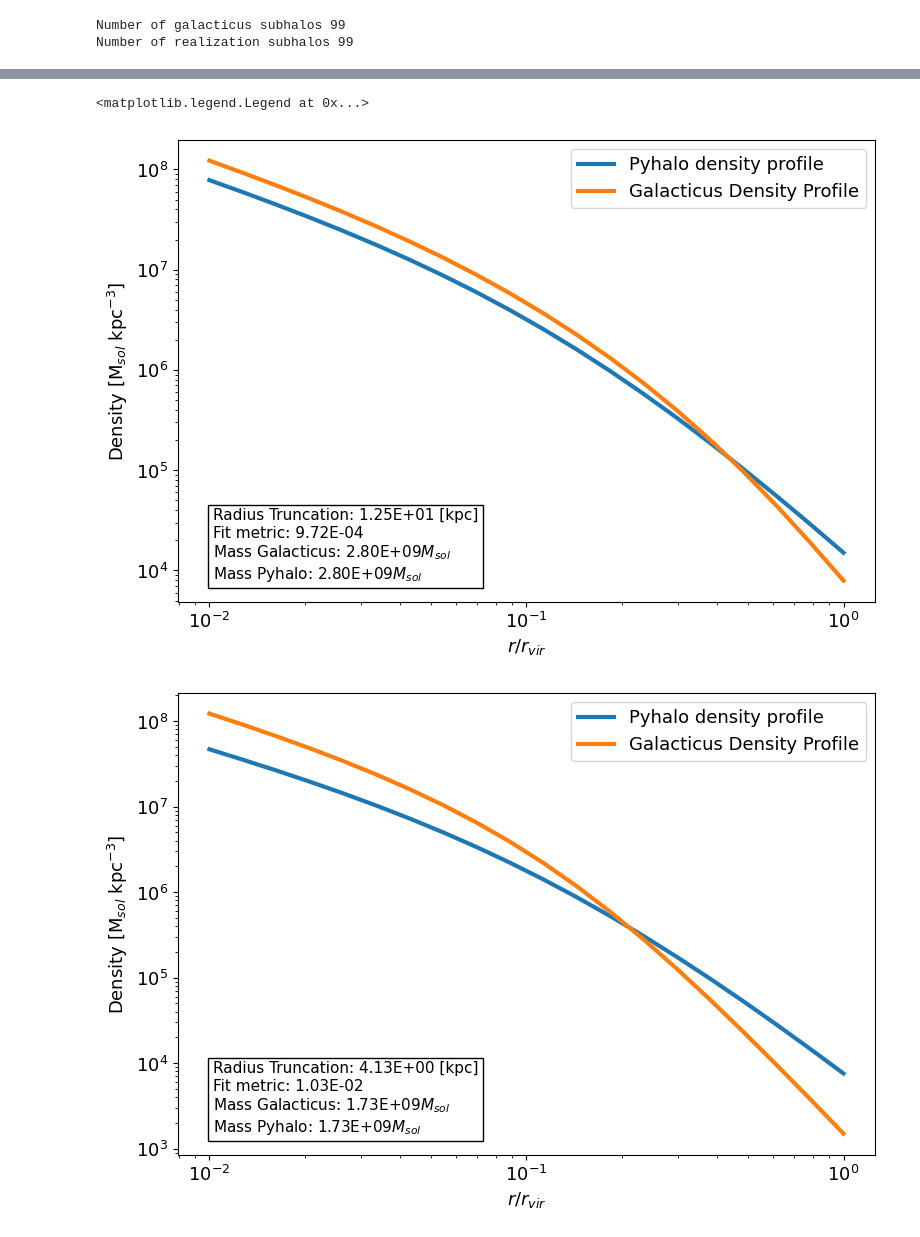
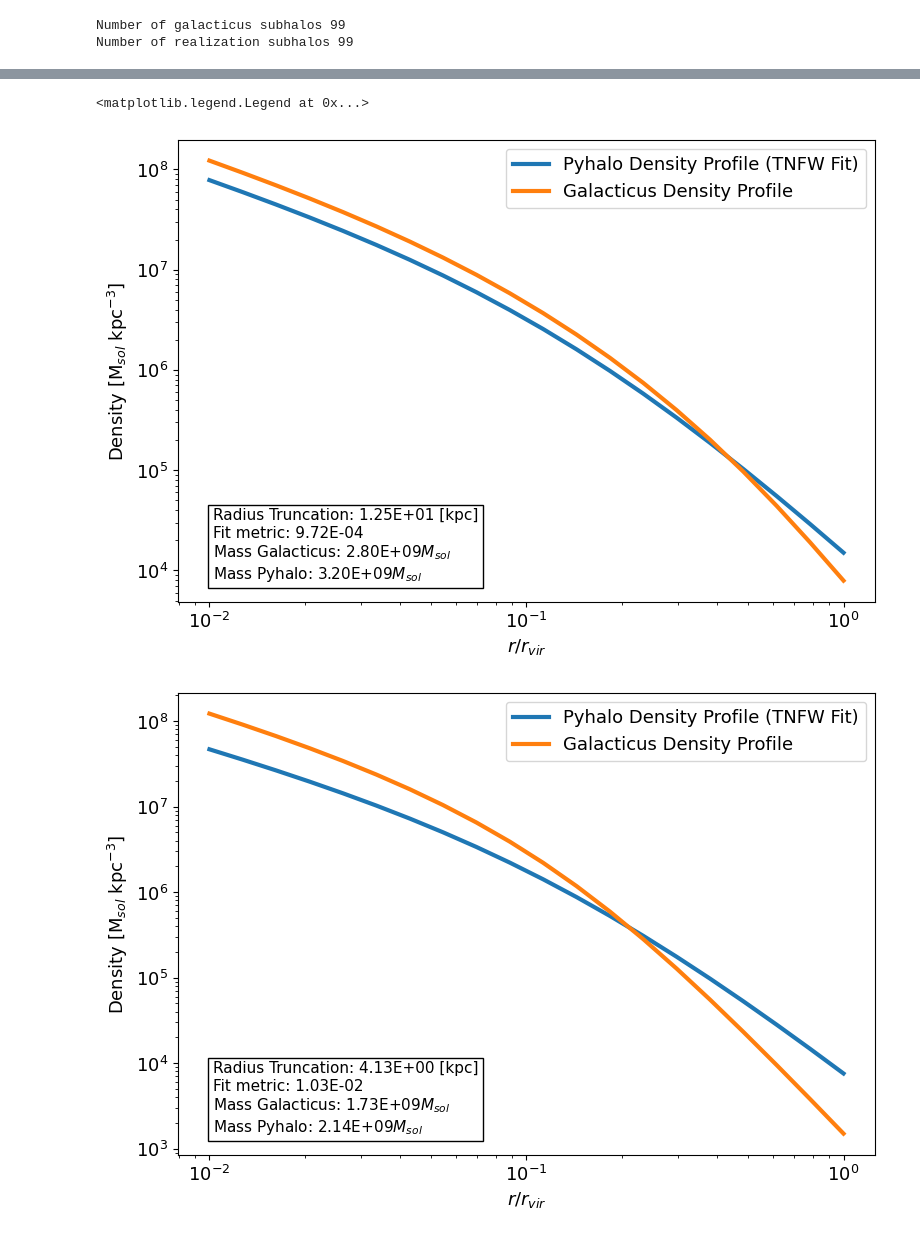
Before and after one commit to dangilman/pyHalo, a Jupyter notebook: example_notebooks/from_galacticus_debug.ipynb, the cells around one changed output, grey strips where cells are left out. Cells and saved outputs as stored; diff of their text form; code cells hidden in the pictures.

Commit message:
Aditional documentation, improved graphs.

```diff
--- a/example_notebooks/from_galacticus_debug.ipynb
+++ b/example_notebooks/from_galacticus_debug.ipynb
@@ -18,7 +18,7 @@ galacticusfile = GalacticusFileReader.read_file("data/TNFW_example.hdf5")
 tree_n = 5
 mrange = (1E9,1E10)
 
-realization = DMFromGalacticus(0.5,2,galacticusfile,{},mrange,False,None,None,tree_n,include_field_halos=False,rho_s_use_galacticus=False)
+realization = DMFromGalacticus(0.5,2,"data/TNFW_example.hdf5",tree_n,{},mrange,True,None,None,include_field_halos=False,rho_s_use_galacticus=False)
 subhalos = realization.halos
 
 
@@ -129,10 +129,11 @@ def plt_compare_density(ax:Axes,subhalos:list[TNFWFromParams],nodedata:dict[str,
     r = nodedata[GalacticusParameters.DENSITY_PROFILE_RADIUS][n] * 1E3
 
     subhalo = subhalos[n]
+    subhalo.mass_bound_uss_massfraction = True
 
     rv = subhalo.params_physical[TNFWFromParams.KEY_RV]
 
-    ax.plot(r / rv,subhalo.density_profile_3d(r),label="Pyhalo density profile",linewidth=3)
+    ax.plot(r / rv,subhalo.density_profile_3d(r),label="Pyhalo Density Profile (TNFW Fit)",linewidth=3)
     ax.plot(r / rv,nodedata[GalacticusParameters.DENSITY_PROFILE][n] / 1E9, label="Galacticus Density Profile",linewidth=3)
 
     #ax.vlines(x=subhalo.params_physical[TNFWFromParams.KEY_RS],ymin=4E3,ymax=1E8,linestyle="dashed")
@@ -148,38 +149,43 @@ def plt_compare_density(ax:Axes,subhalos:list[TNFWFromParams],nodedata:dict[str,
     newline = "\n"
     txt_box = txt_rt + newline + txt_fit_metric + newline + txt_mass_galacticus + newline + txt_mass_pyhalo
 
-    props = {"boxstyle":"square","facecolor":"white"}
-    ax.text(0.05, 0.05, txt_box,transform=ax.transAxes,fontsize=11, bbox=props)
+    ax.text(0.05, 0.05, txt_box,transform=ax.transAxes,fontsize=11, bbox={"boxstyle":"square","facecolor":"white"})
 
     ax.set_ylabel(r"Density [M$_{sol}$ kpc$^{-3}$]")
     ax.set_xlabel(r"$r/r_{vir}$")
 
 
 
 fig, ax = plt.subplots(figsize = (9, 6))
 plt_compare_density(ax,subhalos,nodedata,46)
 ax.set_xscale("log")
 ax.set_yscale("log")
 ax.legend()
 
 fig, ax = plt.subplots(figsize = (9, 6))
 plt_compare_density(ax,subhalos,nodedata,60)
 ax.set_xscale("log")
 ax.set_yscale("log")
 ax.legend()
 
 fig, ax = plt.subplots(figsize = (9, 6))
 plt_compare_density(ax,subhalos,nodedata,49)
 ax.set_xscale("log")
 ax.set_yscale("log")
 ax.legend()
 
 fig, ax = plt.subplots(figsize = (9, 6))
 plt_compare_density(ax,subhalos,nodedata,11)
 ax.set_xscale("log")
 ax.set_yscale("log")
 ax.legend()
+
+fig, ax = plt.subplots(figsize = (9, 6))
+plt_compare_density(ax,subhalos,nodedata,73)
+ax.set_xscale("log")
+ax.set_yscale("log")
+ax.legend()
 # %% [output]
 <matplotlib.legend.Legend at 0x...>
-[figure, old version]
+[figure, new version]
-[figure, old version]
+[figure, new version]
```
Also changed, not shown: parts of 7 cells of this notebook, 2 other files.
